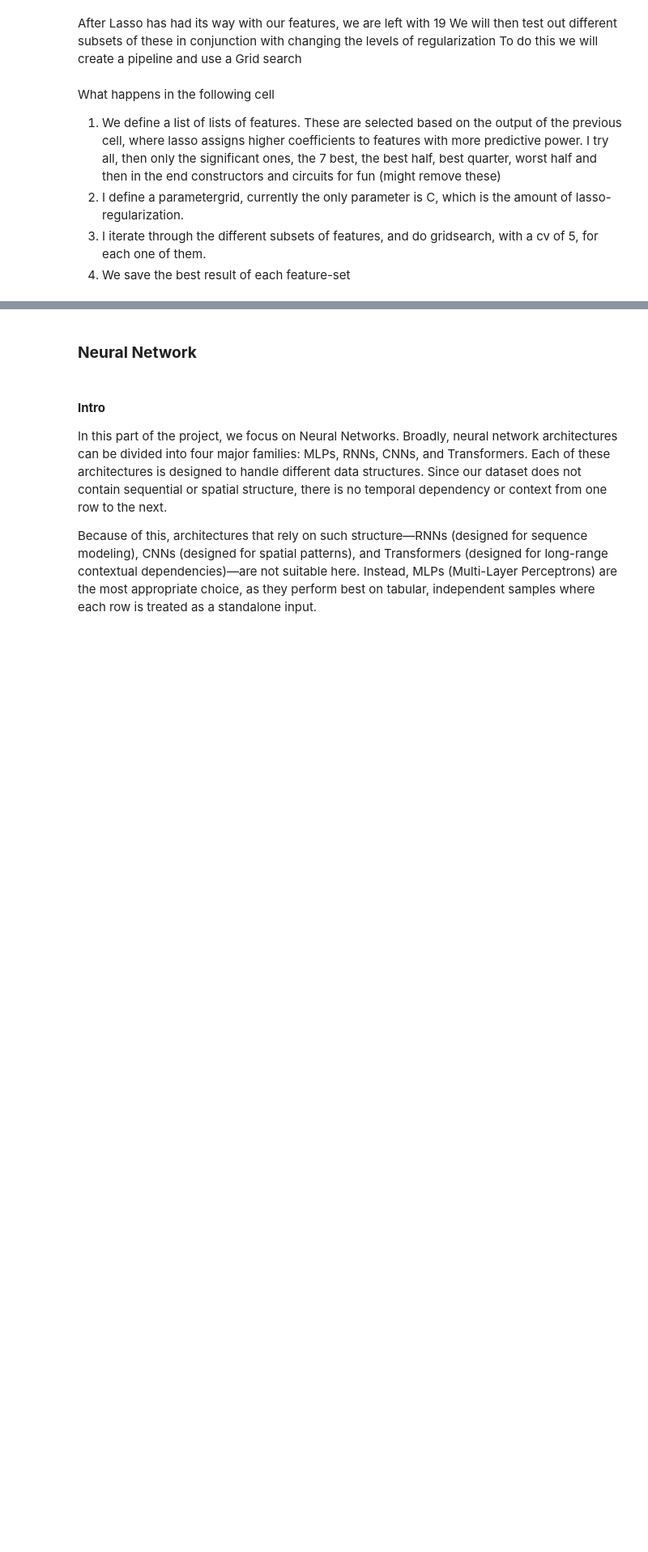
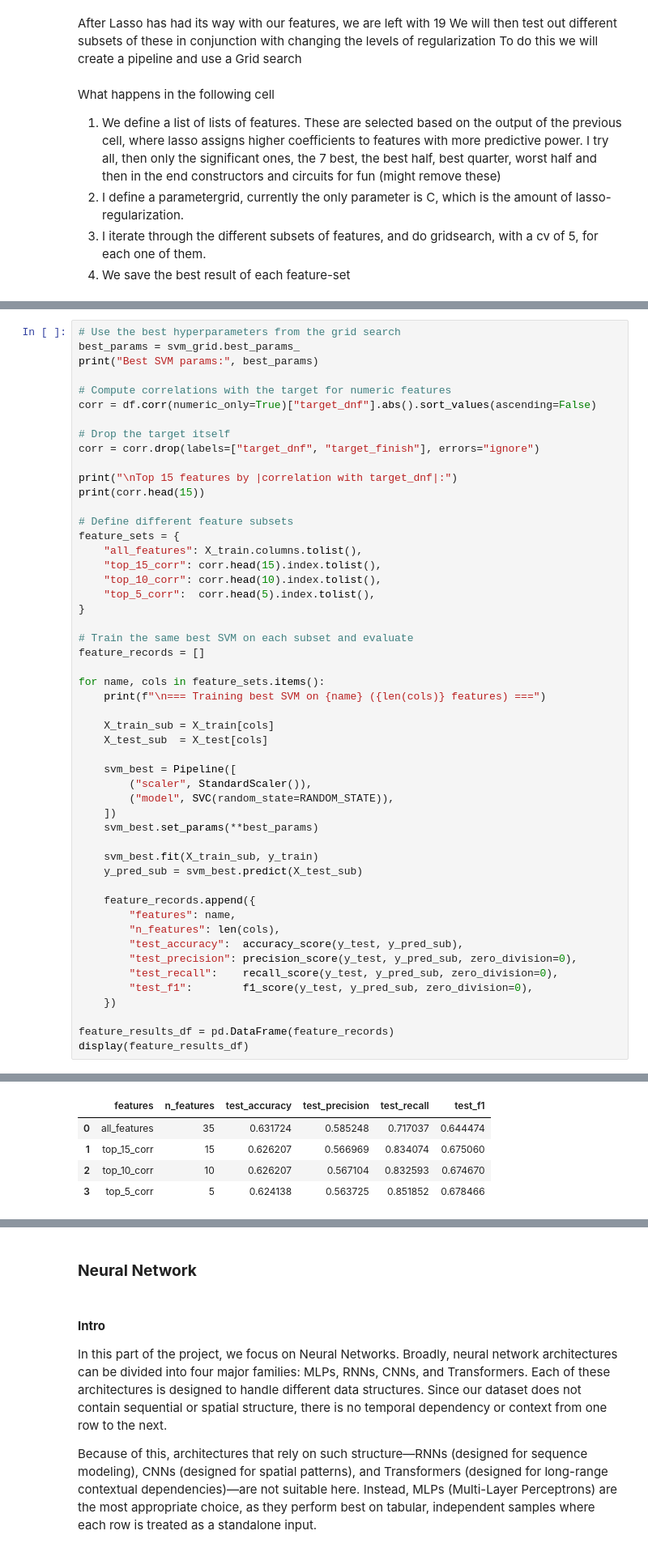
Before and after one commit to NilsHLund/f1-dnf-analysis, a Jupyter notebook: 41/code.ipynb, the cells around one changed output, grey strips where cells are left out. Shown: that part at 81% size. Saved outputs shown, nothing was run; the diff lists cells and outputs as text; blank space fills up the shorter version.

```diff
--- a/41/code.ipynb
+++ b/41/code.ipynb
@@ -587,0 +897,52 @@ Test score for best model with current features is: 0.6320754716981132
+# %%
+# Use the best hyperparameters from the grid search
+best_params = svm_grid.best_params_
+print("Best SVM params:", best_params)
+
+# Compute correlations with the target for numeric features
+corr = df.corr(numeric_only=True)["target_dnf"].abs().sort_values(ascending=False)
+
+# Drop the target itself
+corr = corr.drop(labels=["target_dnf", "target_finish"], errors="ignore")
+
+print("\nTop 15 features by |correlation with target_dnf|:")
+print(corr.head(15))
+
+# Define different feature subsets
+feature_sets = {
+    "all_features": X_train.columns.tolist(),
+    "top_15_corr": corr.head(15).index.tolist(),
+    "top_10_corr": corr.head(10).index.tolist(),
+    "top_5_corr":  corr.head(5).index.tolist(),
+}
+
+# Train the same best SVM on each subset and evaluate
+feature_records = []
+
+for name, cols in feature_sets.items():
+    print(f"\n=== Training best SVM on {name} ({len(cols)} features) ===")
+
+    X_train_sub = X_train[cols]
+    X_test_sub  = X_test[cols]
+
+    svm_best = Pipeline([
+        ("scaler", StandardScaler()),
+        ("model", SVC(random_state=RANDOM_STATE)),
+    ])
+    svm_best.set_params(**best_params)
+
+    svm_best.fit(X_train_sub, y_train)
+    y_pred_sub = svm_best.predict(X_test_sub)
+
+    feature_records.append({
+        "features": name,
+        "n_features": len(cols),
+        "test_accuracy":  accuracy_score(y_test, y_pred_sub),
+        "test_precision": precision_score(y_test, y_pred_sub, zero_division=0),
+        "test_recall":    recall_score(y_test, y_pred_sub, zero_division=0),
+        "test_f1":        f1_score(y_test, y_pred_sub, zero_division=0),
+    })
+
+feature_results_df = pd.DataFrame(feature_records)
+display(feature_results_df)
+# %% [output]
@@ -587,0 +966,5 @@ Test score for best model with current features is: 0.6320754716981132
+|  | features | n_features | test_accuracy | test_precision | test_recall | test_f1 |
+| 0 | all_features | 35 | 0.631724 | 0.585248 | 0.717037 | 0.644474 |
+| 1 | top_15_corr | 15 | 0.626207 | 0.566969 | 0.834074 | 0.675060 |
+| 2 | top_10_corr | 10 | 0.626207 | 0.567104 | 0.832593 | 0.674670 |
+| 3 | top_5_corr | 5 | 0.624138 | 0.563725 | 0.851852 | 0.678466 |
```
Also changed, not shown: parts of 25 cells of this notebook.
